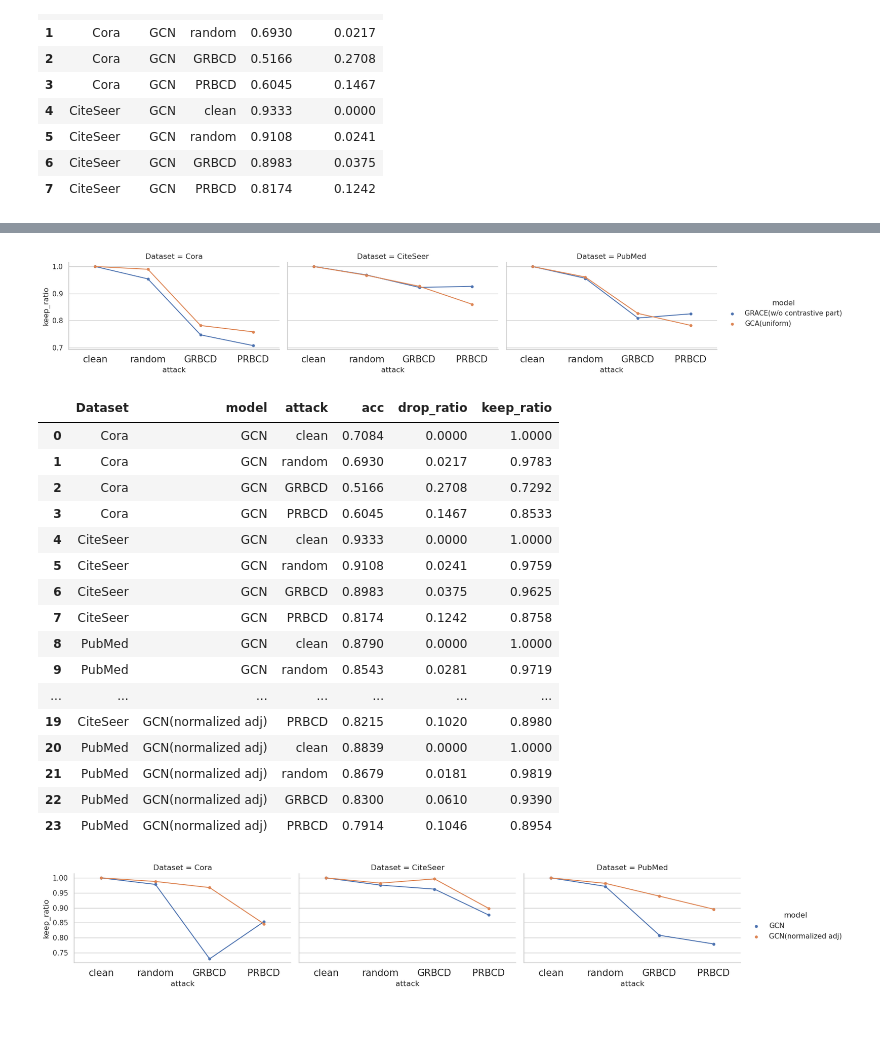
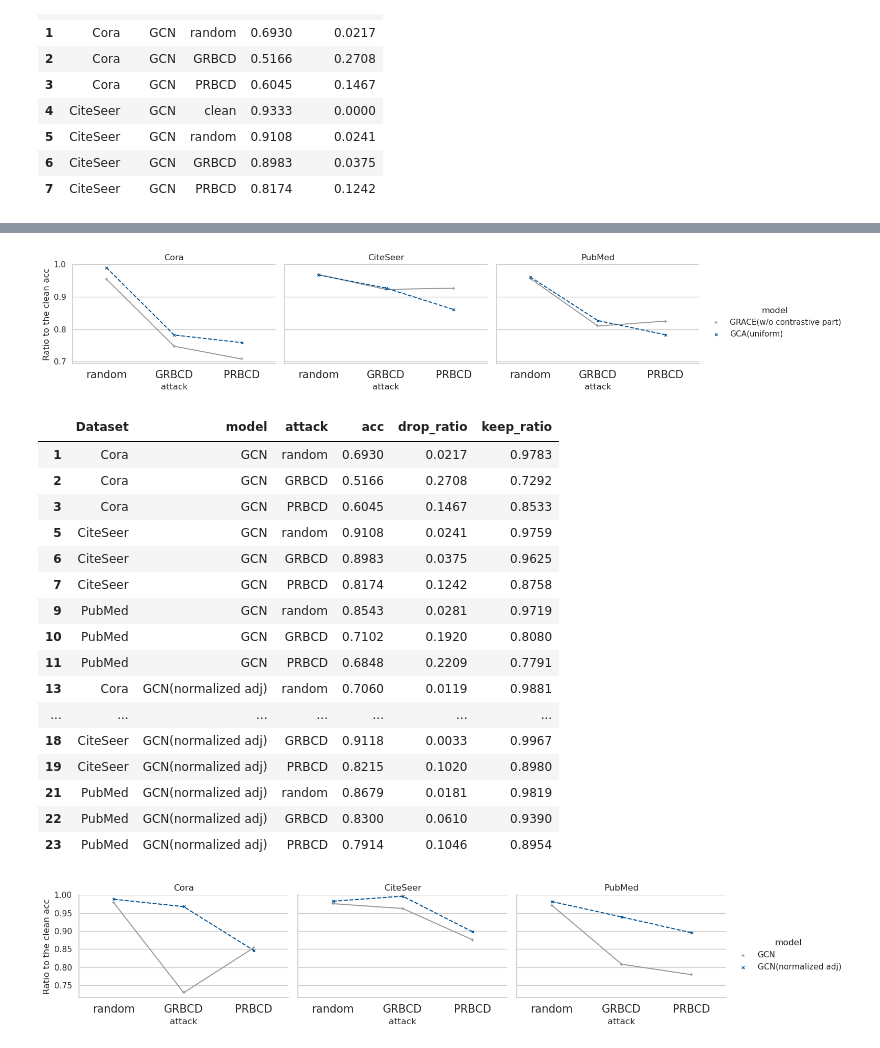
Before and after one commit to Zero-Yi/GCLRobustness, a Jupyter notebook: Visualization.ipynb, the cells around one changed output, grey strips where cells are left out. Drawn from its saved outputs; the diff is of its cells as text; code cells hidden in the pictures; blank space fills up the shorter version.

```diff
--- a/Visualization.ipynb
+++ b/Visualization.ipynb
@@ -18,6 +21,7 @@ data.head(8)
 | 7 | CiteSeer | GCN | PRBCD | 0.8174 | 0.1242 |
 # %%
 data['keep_ratio'] = 1 - data['drop_ratio']
+data = data[data['attack']!='clean']
 data.head(8)
 # %% [output]
 |  | Dataset | model | attack | acc | drop_ratio | keep_ratio |
@@ -123,7 +121,7 @@ obs11
 | 130 | Cora | GCA(page rank) | GRBCD | 0.3485 | 0.2387 | 0.7613 |
 | 131 | Cora | GCA(page rank) | PRBCD | 0.3262 | 0.2436 | 0.7564 |
 # %%
-g = sns.catplot(data=obs11, x="attack", y="keep_ratio", hue="model", kind="point", height=3, aspect=1.75, legend=False)
+g = sns.catplot(data=obs11, x="attack", y="keep_ratio", hue="model", kind="point", palette=['#999999','#005293','#98c6ea','#64a0c8'], markers=['+','x','.','p'], linestyles=['-','--','-.',':'], height=3, aspect=1.5, legend=False)
 
 # 获取当前的图表对象
 ax = g.ax
@@ -136,6 +134,9 @@ frame.set_linewidth(1)  # 设置图例框的线宽
 # frame.set_edgecolor('red')  # 设置图例框的边框颜色
 
 # 显示图表
+plt.ylabel("Ratio to the clean acc")
+plt.xlabel("")
+plt.ylim(None, 1)
 plt.show()
 
 # 设置保存的文件路径和名称
@@ -143,5 +144,5 @@ output_file = "obs11.png"
 
 # 保存图表为高清格式
 # g.figure.suptitle("GCA with augmentations", fontsize=18)
-g.figure.savefig(output_file, dpi=800, bbox_inches='tight')
+g.figure.savefig(output_file, dpi=1800, bbox_inches='tight')
 # %% [output]
@@ -171,7 +222,9 @@ obs2
 # %%
 sns.set(style="whitegrid", rc={'lines.linewidth': 0.8})
 # g = sns.catplot(data=obs1, x="attack", y="keep_ratio", hue="model", kind="point", height=3, aspect=1.75, legend=False)
-g = sns.catplot(data=obs2, x="attack", y="keep_ratio", hue="model", kind="point", col='Dataset', height=3, aspect=1.75, legend=True)
+# g = sns.catplot(data=obs2, x="attack", y="keep_ratio", hue="model", kind="point", col='Dataset', height=3, aspect=1.75, legend=True)
+g = sns.catplot(data=obs2, x="attack", y="keep_ratio", hue="model", kind="point", col='Dataset',palette=['#999999','#005293','#98c6ea','#64a0c8'], markers=['+','x','.','p'], linestyles=['-','--','-.',':'], height=3, aspect=1.5, legend=True)
+
 
 # 获取当前的图表对象
 # ax = g.ax
@@ -180,10 +233,19 @@ g = sns.catplot(data=obs2, x="attack", y="keep_ratio", hue="model", kind="point"
 # legend = ax.legend(frameon=True, framealpha=1.0, prop={'size': 8}, loc='upper right')
 # frame = legend.get_frame()
 # frame.set_linewidth(1)  # 设置图例框的线宽
+# legend = g.legend
+# for text in legend.get_texts():
+#     text.set_fontsize(15)
+# plt.setp(g.legend.get_texts(), fontsize='22') # for legend text
 
 # 显示图表
 for ax in g.axes.flat:
     ax.set_xticklabels(ax.get_xticklabels(), fontsize=15)
+#     ax.set_yticklabels("Ratio to the clean acc")
+g.set_titles("{col_name}")
+g.set_ylabels("Ratio to the clean acc")
+plt.ylim(None, 1)
+plt.ylabel("Ratio to the clean acc")
 plt.show()
 
 # 设置保存的文件路径和名称
@@ -191,5 +253,5 @@ output_file = "obs2.png"
 
 # 保存图表为高清格式
 # g.figure.suptitle("GCL with augmentations", fontsize=12)
-g.figure.savefig(output_file, dpi=800, bbox_inches='tight')
+g.figure.savefig(output_file, dpi=1600, bbox_inches='tight')
 # %% [output]
@@ -219,7 +330,9 @@ obs22
 # %%
 sns.set(style="whitegrid", rc={'lines.linewidth': 0.8})
 # g = sns.catplot(data=obs1, x="attack", y="keep_ratio", hue="model", kind="point", height=3, aspect=1.75, legend=False)
-g = sns.catplot(data=obs22, x="attack", y="keep_ratio", hue="model", kind="point", col='Dataset', height=3, aspect=1.75, legend=True)
+# g = sns.catplot(data=obs22, x="attack", y="keep_ratio", hue="model", kind="point", col='Dataset', height=3, aspect=1.75, legend=True)
+g = sns.catplot(data=obs22, x="attack", y="keep_ratio", hue="model", kind="point", col='Dataset',palette=['#999999','#005293','#98c6ea','#64a0c8'], markers=['+','x','.','p'], linestyles=['-','--','-.',':'], height=3, aspect=1.5, legend=True)
+
 
 # 获取当前的图表对象
 # ax = g.ax
@@ -232,6 +345,9 @@ g = sns.catplot(data=obs22, x="attack", y="keep_ratio", hue="model", kind="point
 # 显示图表
 for ax in g.axes.flat:
     ax.set_xticklabels(ax.get_xticklabels(), fontsize=15)
+g.set_titles("{col_name}")
+plt.ylim(None, 1)
+g.set_ylabels("Ratio to the clean acc")
 plt.show()
 
 # 设置保存的文件路径和名称
@@ -239,9 +355,9 @@ output_file = "obs22.png"
 
 # 保存图表为高清格式
 # g.figure.suptitle("GCL with augmentations", fontsize=12)
-g.figure.savefig(output_file, dpi=800, bbox_inches='tight')
+g.figure.savefig(output_file, dpi=1800, bbox_inches='tight')
 # %% [output]
-[figure, old version]
+[figure, new version]
 # %%
 obs3 = data[data['model'].isin(['GCN','GCN(normalized adj)'])]
 # obs2 = obs2[~data['model'].str.contains('adj')]
@@ -249,48 +365,53 @@ obs3 = data[data['model'].isin(['GCN','GCN(normalized adj)'])]
 obs3
 # %% [output]
 |  | Dataset | model | attack | acc | drop_ratio | keep_ratio |
-| 0 | Cora | GCN | clean | 0.7084 | 0.0000 | 1.0000 |
 | 1 | Cora | GCN | random | 0.6930 | 0.0217 | 0.9783 |
 | 2 | Cora | GCN | GRBCD | 0.5166 | 0.2708 | 0.7292 |
 | 3 | Cora | GCN | PRBCD | 0.6045 | 0.1467 | 0.8533 |
-| 4 | CiteSeer | GCN | clean | 0.9333 | 0.0000 | 1.0000 |
 | 5 | CiteSeer | GCN | random | 0.9108 | 0.0241 | 0.9759 |
 | 6 | CiteSeer | GCN | GRBCD | 0.8983 | 0.0375 | 0.9625 |
 | 7 | CiteSeer | GCN | PRBCD | 0.8174 | 0.1242 | 0.8758 |
-| 8 | PubMed | GCN | clean | 0.8790 | 0.0000 | 1.0000 |
 | 9 | PubMed | GCN | random | 0.8543 | 0.0281 | 0.9719 |
+| 10 | PubMed | GCN | GRBCD | 0.7102 | 0.1920 | 0.8080 |
+| 11 | PubMed | GCN | PRBCD | 0.6848 | 0.2209 | 0.7791 |
+| 13 | Cora | GCN(normalized adj) | random | 0.7060 | 0.0119 | 0.9881 |
 | ... | ... | ... | ... | ... | ... | ... |
+| 18 | CiteSeer | GCN(normalized adj) | GRBCD | 0.9118 | 0.0033 | 0.9967 |
 | 19 | CiteSeer | GCN(normalized adj) | PRBCD | 0.8215 | 0.1020 | 0.8980 |
-| 20 | PubMed | GCN(normalized adj) | clean | 0.8839 | 0.0000 | 1.0000 |
 | 21 | PubMed | GCN(normalized adj) | random | 0.8679 | 0.0181 | 0.9819 |
 | 22 | PubMed | GCN(normalized adj) | GRBCD | 0.8300 | 0.0610 | 0.9390 |
 | 23 | PubMed | GCN(normalized adj) | PRBCD | 0.7914 | 0.1046 | 0.8954 |
 # %%
 sns.set(style="whitegrid", rc={'lines.linewidth': 0.8})
 # g = sns.catplot(data=obs1, x="attack", y="keep_ratio", hue="model", kind="point", height=3, aspect=1.75, legend=False)
-g = sns.catplot(data=obs3, x="attack", y="keep_ratio", hue="model", kind="point", col='Dataset', height=3, aspect=1.75, legend=True)
+# g = sns.catplot(data=obs3, x="attack", y="keep_ratio", hue="model", kind="point", col='Dataset', height=3, aspect=1.75, legend=True)
+g = sns.catplot(data=obs3, x="attack", y="keep_ratio", hue="model", kind="point", col='Dataset',palette=['#999999','#005293','#98c6ea','#64a0c8'], markers=['+','x','.','p'], linestyles=['-','--','-.',':'], height=3, aspect=1.5, legend=True)
+
 
 # 获取当前的图表对象
 # ax = g.ax
 
 # 移动图例到右上角空白处
 # legend = ax.legend(frameon=True, framealpha=1.0, prop={'size': 8}, loc='upper right')
 # frame = legend.get_frame()
 # frame.set_linewidth(1)  # 设置图例框的线宽
 
 # 显示图表
 for ax in g.axes.flat:
     ax.set_xticklabels(ax.get_xticklabels(), fontsize=15)
+g.set_titles("{col_name}")
+plt.ylim(None, 1)
+g.set_ylabels("Ratio to the clean acc")
 plt.show()
 
 # 设置保存的文件路径和名称
 output_file = "obs3.png"
 
 # 保存图表为高清格式
 # g.figure.suptitle("GCL with augmentations", fontsize=12)
-g.figure.savefig(output_file, dpi=800, bbox_inches='tight')
+g.figure.savefig(output_file, dpi=1800, bbox_inches='tight')
 # %% [output]
-[figure, old version]
+[figure, new version]
 # %%
 # obs32 = data[data['model'].isin(['GCN','GCL(node dropping)','GCN(normalized adj)','GCL(node dropping;normalized adj)', 'GCA(uniform)', 'GCA(uniform;normalized adj)'])]
 obs32 = data[data['model'].isin(['GCL(node dropping)','GCL(node dropping;normalized adj)'])]
```
Also changed, not shown: parts of 24 cells of this notebook, 24 other files.
